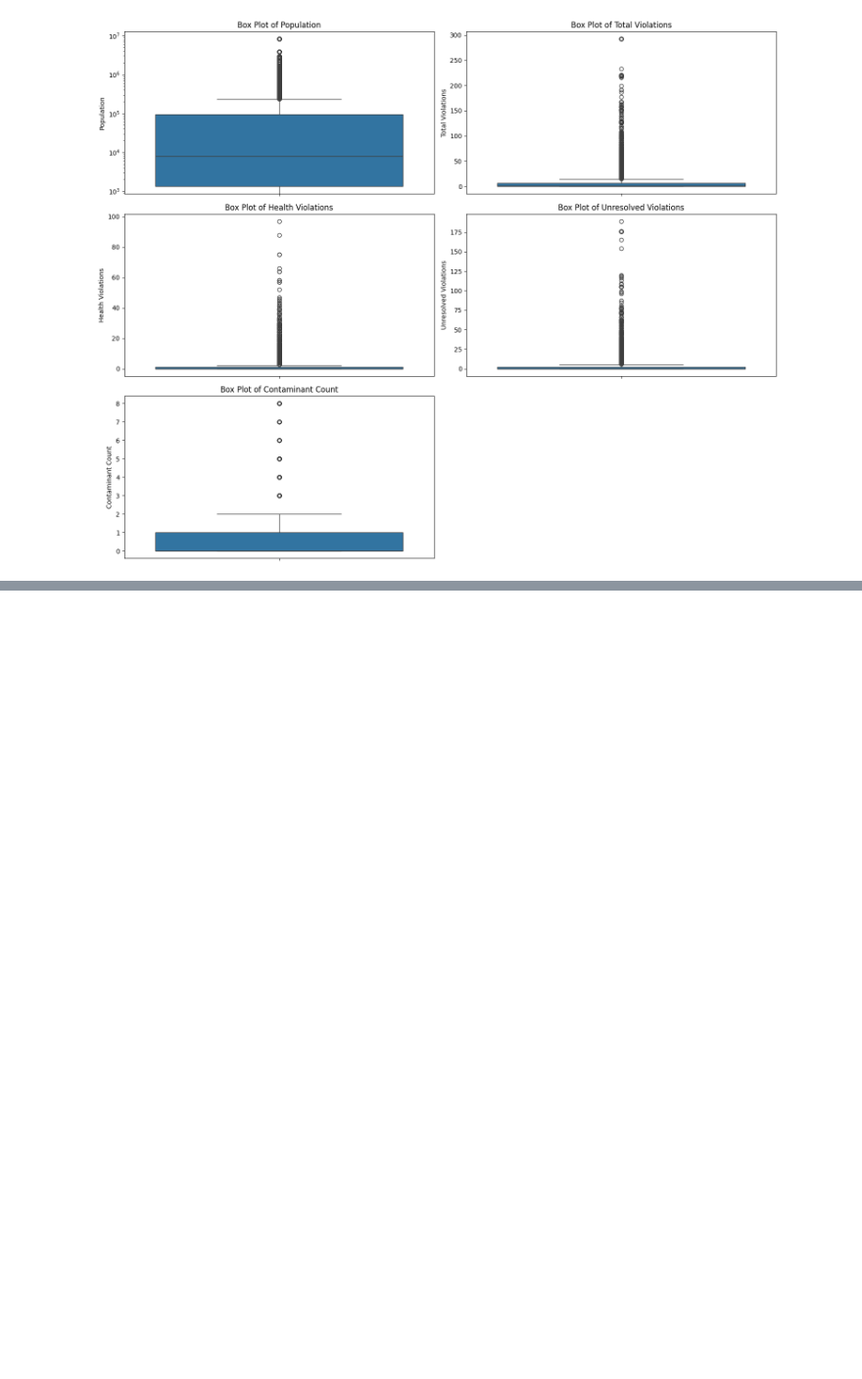
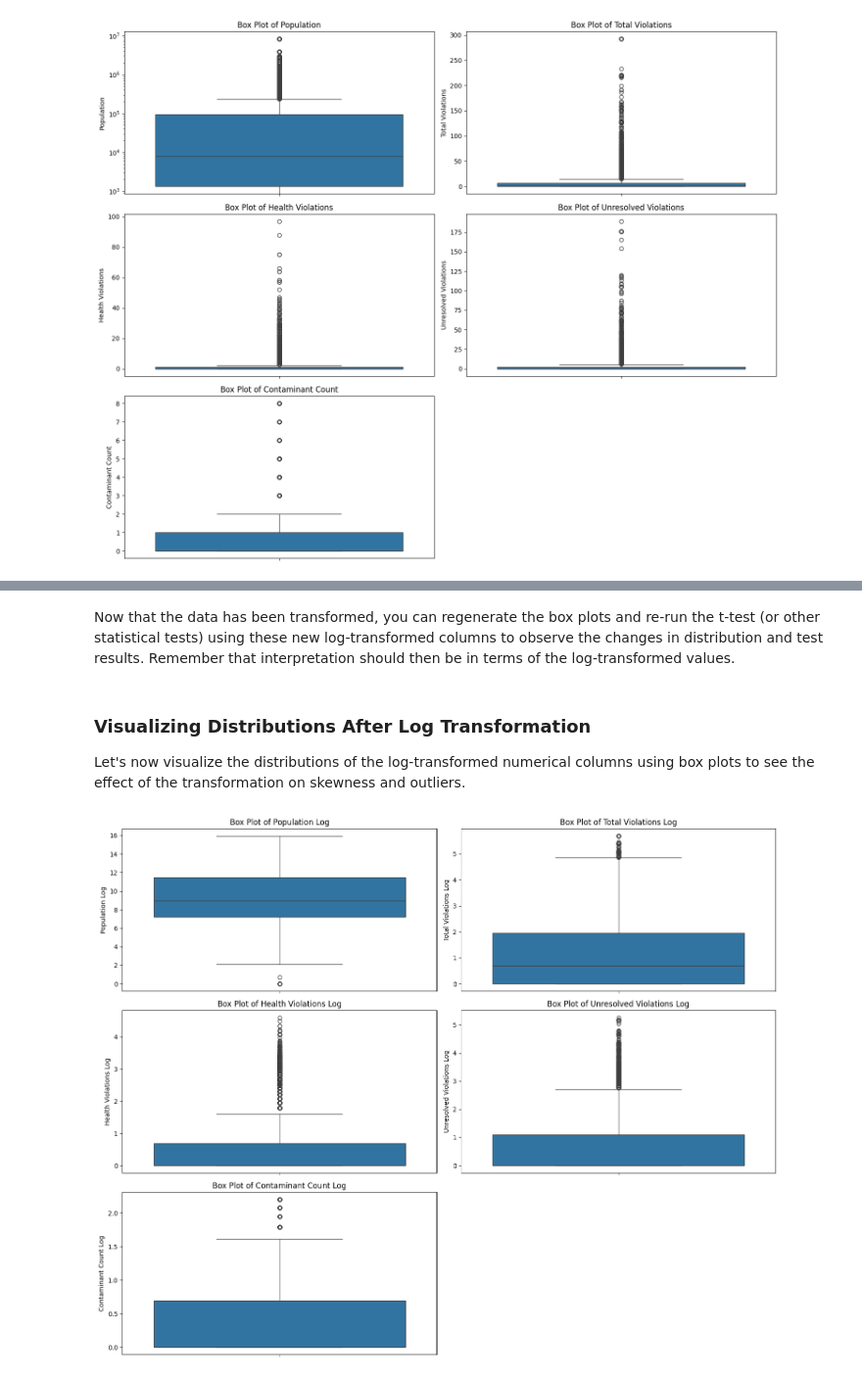
Before and after one commit to eileenwill4-ops/DSRP-project, a Jupyter notebook: (DSRP__Project).ipynb, the cells around one changed output, grey strips where cells are left out. Shown at 98% size. Cells and saved outputs as stored; diff of their text form; code cells hidden in the pictures; blank space fills up the shorter version.

```diff
--- a/(DSRP__Project).ipynb
+++ b/(DSRP__Project).ipynb
@@ -685,0 +690,12 @@ plt.show()
+# %%
+import numpy as np
+
+# Identify numerical columns that showed significant skewness and outliers
+numerical_cols_to_transform = ['population', 'total_violations', 'health_violations', 'unresolved_violations', 'contaminant_count']
+
+# Apply log1p transformation (log(1+x)) to handle zero values
+for col in numerical_cols_to_transform:
+    df[f'{col}_log'] = np.log1p(df[col])
+
+print("Log-transformed columns created. Displaying head of new log-transformed columns:")
+display(df[[f'{col}_log' for col in numerical_cols_to_transform]].head())
@@ -685,0 +710,22 @@ plt.show()
+# %% [markdown]
+Now that the data has been transformed, you can regenerate the box plots and re-run the t-test (or other statistical tests) using these new log-transformed columns to observe the changes in distribution and test results. Remember that interpretation should then be in terms of the log-transformed values.
+# %% [markdown]
+### Visualizing Distributions After Log Transformation
+
+Let's now visualize the distributions of the log-transformed numerical columns using box plots to see the effect of the transformation on skewness and outliers.
+# %%
+import matplotlib.pyplot as plt
+import seaborn as sns
+
+numerical_cols_transformed = [f'{col}_log' for col in numerical_cols_to_transform]
+
+plt.figure(figsize=(15, 12))
+for i, col in enumerate(numerical_cols_transformed, 1):
+    plt.subplot(3, 2, i)
+    sns.boxplot(y=df[col])
+    plt.title(f'Box Plot of {col.replace("_", " ").title()}')
+    plt.ylabel(col.replace("_", " ").title())
+plt.tight_layout()
+plt.show()
+# %% [output]
+[figure, added]
```
Also changed, not shown: parts of 17 cells of this notebook.
